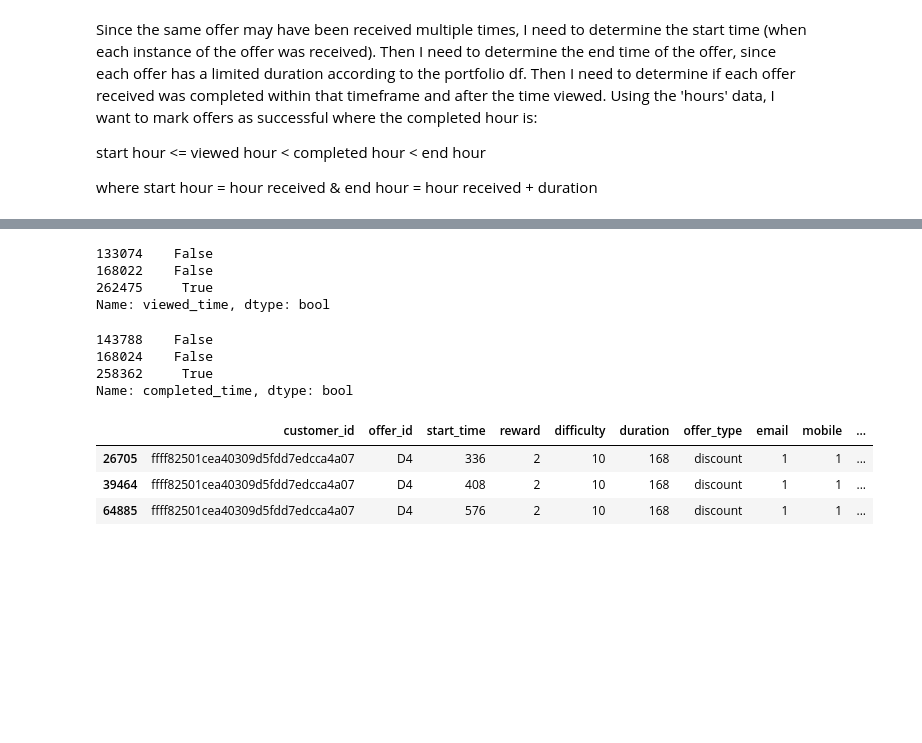
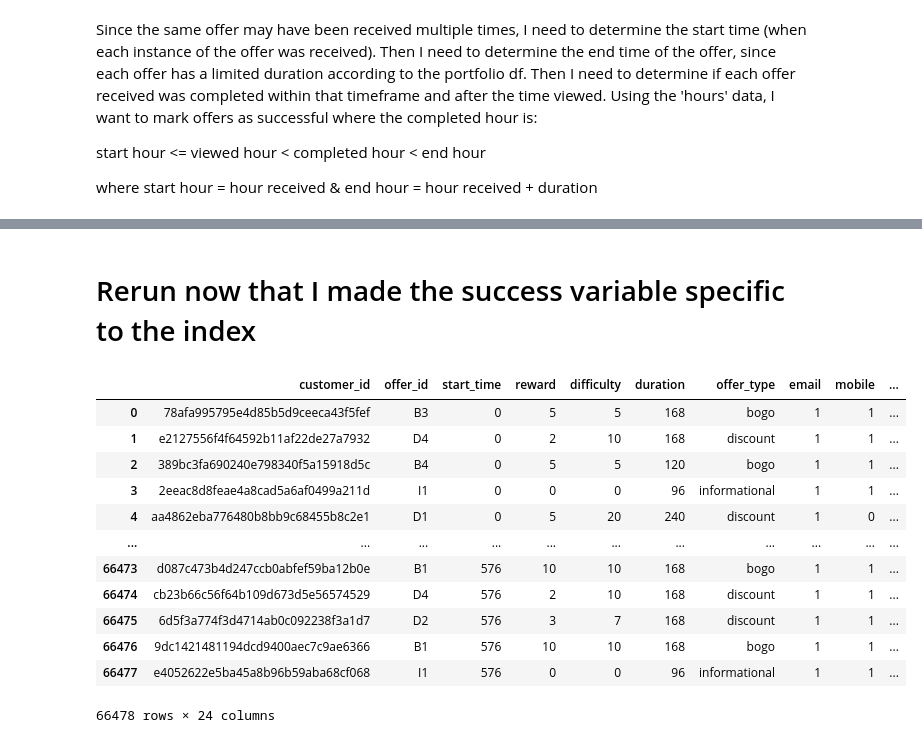
Before and after one commit to mknox0826/Udacity_Capstone_Starbucks, a Jupyter notebook: Starbucks_Capstone_notebook.ipynb, the cells around one changed output, grey strips where cells are left out. Cells and saved outputs as stored; diff of their text form; code cells hidden in the pictures; blank space fills up the shorter version.

```diff
--- a/Starbucks_Capstone_notebook.ipynb
+++ b/Starbucks_Capstone_notebook.ipynb
@@ -857,7 +819,0 @@ portfolio_received
-# %%
-off_id = 'B4'
-cust_id = '389bc3fa690240e798340f5a15918d5c'
-cust_offers = portfolio_received[(portfolio_received['offer_id'] == off_id) & (portfolio_received['customer_id'] == cust_id)]
-cust_views = offers_viewed[(offers_viewed['offer_id'] == off_id) & (offers_viewed['customer_id'] == cust_id)]
-view_time = cust_views.iloc[1]['viewed_time']
-view_time
@@ -866,33 +819,0 @@ view_time
-# %%
-# successful = 5, 50815, unsuccessful = 52200, 64885
-# dfs = portfolio_received, offers_viewed, offers_completed
-i = 26705
-cust_id = portfolio_received.iloc[i]['customer_id']
-off_id = portfolio_received.iloc[i]['offer_id']
-start = portfolio_received.iloc[i]['start_time']
-end = portfolio_received.iloc[i]['end_time']
-
-# isolate offers viewed and completed for each customer
-cust_views = offers_viewed[(offers_viewed['offer_id'] == off_id) & (offers_viewed['customer_id'] == cust_id)]
-cust_comps = offers_completed[(offers_completed['offer_id'] == off_id) & (offers_completed['customer_id'] == cust_id)]
-
-# validate that the offer was viewed between the start and end time
-cust_views['viewed'] = np.logical_and(cust_views['viewed_time'] >= start, cust_views['viewed_time'] <= end)
-
-# Select the value only when 'viewed' is True
-for v in range(cust_views.shape[0]):
-    if cust_views.iloc[v]['viewed'] == True:
-        view_time = cust_views.iloc[v]['viewed_time']
-
-# validate that the offer was completed between the viewed time and end time
-completed = np.logical_and(cust_comps['completed_time'] >= view_time, cust_comps['completed_time'] <= end)
-
-# Set success = 1 when completed > 0, else 0
-if completed.sum() > 0:
-    portfolio_received['success'] = 1
-else:
-    portfolio_received['success'] = 0
-print (start, view_time, end)
-print (cust_comps)
-print (completed)
-print (portfolio_received.iloc[i])
@@ -940,21 +819,0 @@ cust_comps
-# %%
-viewed
-# %% [output]
-133074    False
-168022    False
-262475     True
-Name: viewed_time, dtype: bool
-# %%
-completed
-# %% [output]
-143788    False
-168024    False
-258362     True
-Name: completed_time, dtype: bool
-# %%
-portfolio_received[(portfolio_received['customer_id'] == 'ffff82501cea40309d5fdd7edcca4a07') & (portfolio_received['offer_id'] == 'D4')]
-# %% [output]
-|  | customer_id | offer_id | start_time | reward | difficulty | duration | offer_type | email | mobile | ... |
-| 26705 | ffff82501cea40309d5fdd7edcca4a07 | D4 | 336 | 2 | 10 | 168 | discount | 1 | 1 | ... |
-| 39464 | ffff82501cea40309d5fdd7edcca4a07 | D4 | 408 | 2 | 10 | 168 | discount | 1 | 1 | ... |
-| 64885 | ffff82501cea40309d5fdd7edcca4a07 | D4 | 576 | 2 | 10 | 168 | discount | 1 | 1 | ... |
@@ -960,0 +871,19 @@ portfolio_received[(portfolio_received['customer_id'] == 'ffff82501cea40309d5fdd
+# %% [markdown]
+# Rerun now that I made the success variable specific to the index
+# %%
+cust_off_success = validate_success(cust_off_received, offers_viewed, offers_completed)
+cust_off_success
+# %% [output]
+|  | customer_id | offer_id | start_time | reward | difficulty | duration | offer_type | email | mobile | ... |
+| 0 | 78afa995795e4d85b5d9ceeca43f5fef | B3 | 0 | 5 | 5 | 168 | bogo | 1 | 1 | ... |
+| 1 | e2127556f4f64592b11af22de27a7932 | D4 | 0 | 2 | 10 | 168 | discount | 1 | 1 | ... |
+| 2 | 389bc3fa690240e798340f5a15918d5c | B4 | 0 | 5 | 5 | 120 | bogo | 1 | 1 | ... |
+| 3 | 2eeac8d8feae4a8cad5a6af0499a211d | I1 | 0 | 0 | 0 | 96 | informational | 1 | 1 | ... |
+| 4 | aa4862eba776480b8bb9c68455b8c2e1 | D1 | 0 | 5 | 20 | 240 | discount | 1 | 0 | ... |
+| ... | ... | ... | ... | ... | ... | ... | ... | ... | ... | ... |
+| 66473 | d087c473b4d247ccb0abfef59ba12b0e | B1 | 576 | 10 | 10 | 168 | bogo | 1 | 1 | ... |
+| 66474 | cb23b66c56f64b109d673d5e56574529 | D4 | 576 | 2 | 10 | 168 | discount | 1 | 1 | ... |
+| 66475 | 6d5f3a774f3d4714ab0c092238f3a1d7 | D2 | 576 | 3 | 7 | 168 | discount | 1 | 1 | ... |
+| 66476 | 9dc1421481194dcd9400aec7c9ae6366 | B1 | 576 | 10 | 10 | 168 | bogo | 1 | 1 | ... |
+| 66477 | e4052622e5ba45a8b96b59aba68cf068 | I1 | 576 | 0 | 0 | 96 | informational | 1 | 1 | ... |
+66478 rows × 24 columns
```
Also changed, not shown: parts of 31 cells of this notebook.
